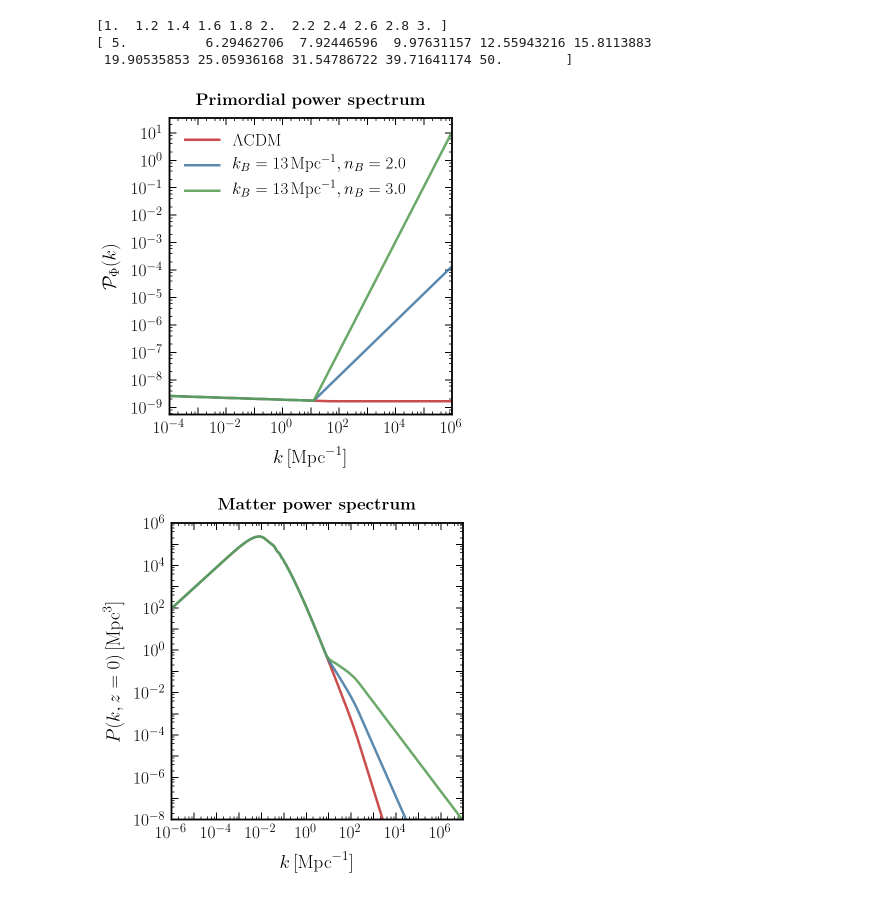
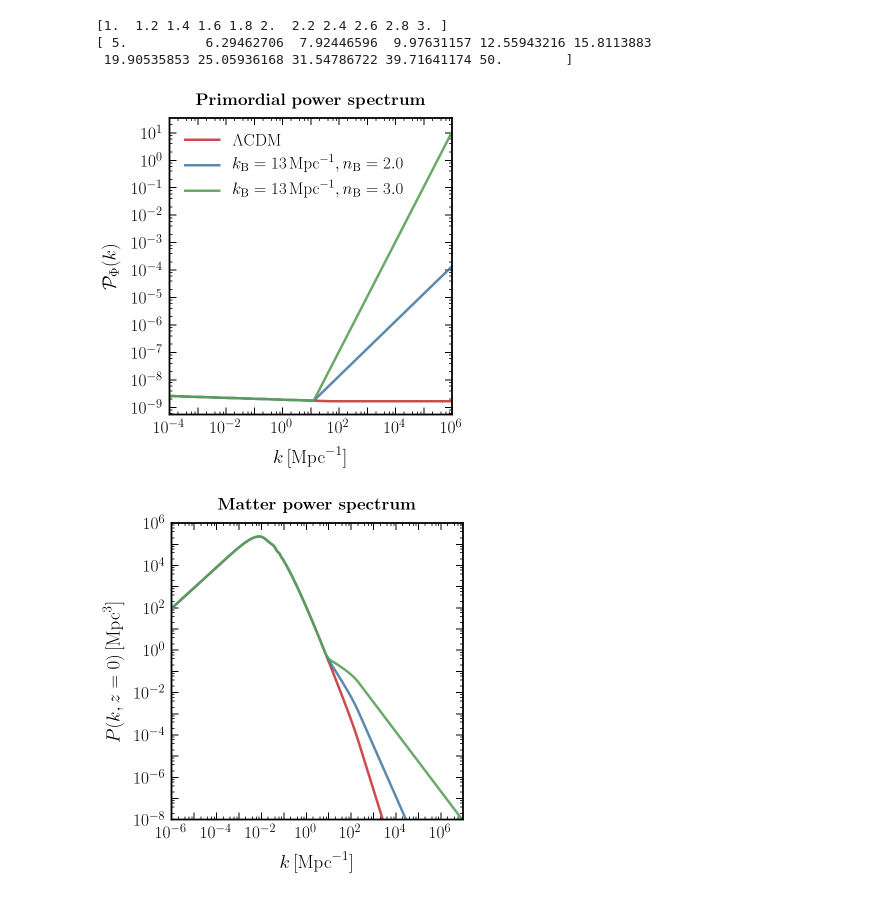
Before and after one commit to smsharma/astrometry-lensing-correlations, a Jupyter notebook: notebooks/06_primordial_kink.ipynb, the cells around one changed output. Saved outputs shown, nothing was run; the diff lists cells and outputs as text; code cells hidden in the pictures.

```diff
--- a/notebooks/06_primordial_kink.ipynb
+++ b/notebooks/06_primordial_kink.ipynb
@@ -85,7 +85,7 @@ fig, ax = plt.subplots()
 k_ary = np.logspace(-4, 6)
 for i, (k_B, n_B) in enumerate(zip(k_B_plot_ary, n_B_plot_ary)):
     Pk_ary = [P(k, k_B, n_B) for k in k_ary]
-    label = '$k_B = ' + str(round(k_B))[:2] + '$\,Mpc$^{-1}, n_B = ' + str(n_B) + '$'
+    label = '$k_\mathrm{B} = ' + str(round(k_B))[:2] + '$\,Mpc$^{-1}, n_\mathrm{B} = ' + str(n_B) + '$'
     if n_B == 1.: label = "$\Lambda$CDM"
     plt.plot(k_ary, Pk_ary, label= label)
 
@@ -98,34 +98,34 @@ plt.ylabel("$\mathcal P_\Phi(k)$")
 plt.xlim(min(k_ary), max(k_ary))
 
 plt.title('\\textbf{Primordial power spectrum}', y = 1.02, fontsize=17)
 
 plt.legend()
 
 # Tick tweaks
 
 locmaj = matplotlib.ticker.LogLocator(base=10,numticks=12)
 ax.xaxis.set_major_locator(locmaj)
 
 locmin = matplotlib.ticker.LogLocator(base=10.0,subs=(0.2,0.4,0.6,0.8),numticks=12)
 ax.xaxis.set_minor_locator(locmin)
 ax.xaxis.set_minor_formatter(matplotlib.ticker.NullFormatter())
 
 locmaj = matplotlib.ticker.LogLocator(base=10,numticks=12)
 ax.yaxis.set_major_locator(locmaj)
 
 locmin = matplotlib.ticker.LogLocator(base=10.0,subs=(0.2,0.4,0.6,0.8),numticks=12)
 ax.yaxis.set_minor_locator(locmin)
 ax.yaxis.set_minor_formatter(matplotlib.ticker.NullFormatter())
 
 every_nth = 2
 for n, label in enumerate(ax.xaxis.get_ticklabels()):
     if n % every_nth != 1:
         label.set_visible(False)
 
 plt.tight_layout()
 plt.savefig(plots_dir + "primordial_kinked.pdf")
 # %% [output]
-[figure, old version]
+[figure, new version]
 # %%
 mpl.rcParams['figure.figsize'] = 5.3, 5.5
 
```
Also changed, not shown: 9 other files.
